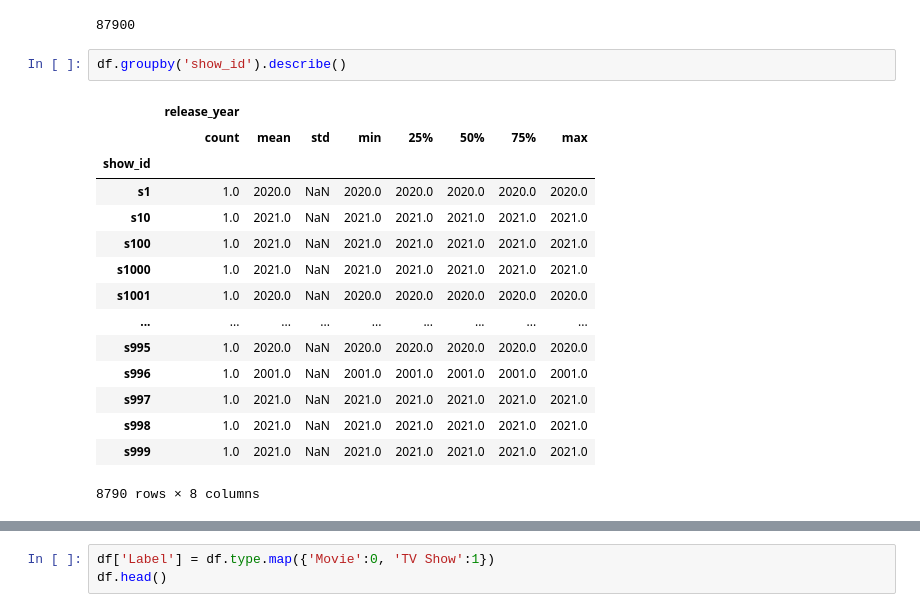
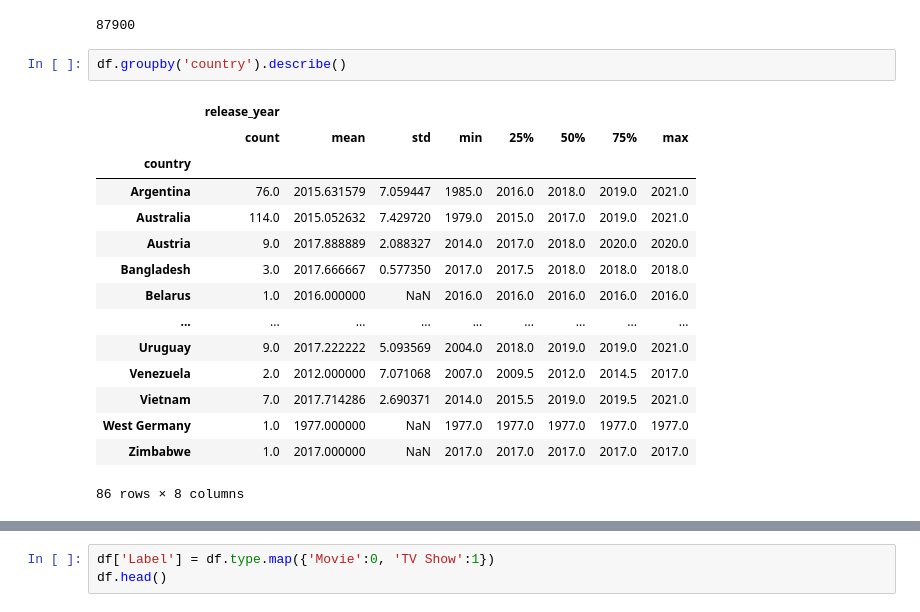
Before and after one commit to hadeeldh/hadeeldh, a Jupyter notebook: ProjBootcamp-checkpoint.ipynb, the cells around one changed output, grey strips where cells are left out. Cells and saved outputs as stored; diff of their text form.

```diff
--- a/ProjBootcamp-checkpoint.ipynb
+++ b/ProjBootcamp-checkpoint.ipynb
@@ -125,20 +145,20 @@ df.size
 # %% [output]
 87900
 # %%
-df.groupby('show_id').describe()
+df.groupby('country').describe()
 # %% [output]
 |  | release_year |  |  |  |  |  |  |  |
 |  | count | mean | std | min | 25% | 50% | 75% | max |
-| show_id |  |  |  |  |  |  |  |  |
-| s1 | 1.0 | 2020.0 | NaN | 2020.0 | 2020.0 | 2020.0 | 2020.0 | 2020.0 |
-| s10 | 1.0 | 2021.0 | NaN | 2021.0 | 2021.0 | 2021.0 | 2021.0 | 2021.0 |
-| s100 | 1.0 | 2021.0 | NaN | 2021.0 | 2021.0 | 2021.0 | 2021.0 | 2021.0 |
-| s1000 | 1.0 | 2021.0 | NaN | 2021.0 | 2021.0 | 2021.0 | 2021.0 | 2021.0 |
-| s1001 | 1.0 | 2020.0 | NaN | 2020.0 | 2020.0 | 2020.0 | 2020.0 | 2020.0 |
+| country |  |  |  |  |  |  |  |  |
+| Argentina | 76.0 | 2015.631579 | 7.059447 | 1985.0 | 2016.0 | 2018.0 | 2019.0 | 2021.0 |
+| Australia | 114.0 | 2015.052632 | 7.429720 | 1979.0 | 2015.0 | 2017.0 | 2019.0 | 2021.0 |
+| Austria | 9.0 | 2017.888889 | 2.088327 | 2014.0 | 2017.0 | 2018.0 | 2020.0 | 2020.0 |
+| Bangladesh | 3.0 | 2017.666667 | 0.577350 | 2017.0 | 2017.5 | 2018.0 | 2018.0 | 2018.0 |
+| Belarus | 1.0 | 2016.000000 | NaN | 2016.0 | 2016.0 | 2016.0 | 2016.0 | 2016.0 |
 | ... | ... | ... | ... | ... | ... | ... | ... | ... |
-| s995 | 1.0 | 2020.0 | NaN | 2020.0 | 2020.0 | 2020.0 | 2020.0 | 2020.0 |
-| s996 | 1.0 | 2001.0 | NaN | 2001.0 | 2001.0 | 2001.0 | 2001.0 | 2001.0 |
-| s997 | 1.0 | 2021.0 | NaN | 2021.0 | 2021.0 | 2021.0 | 2021.0 | 2021.0 |
-| s998 | 1.0 | 2021.0 | NaN | 2021.0 | 2021.0 | 2021.0 | 2021.0 | 2021.0 |
-| s999 | 1.0 | 2021.0 | NaN | 2021.0 | 2021.0 | 2021.0 | 2021.0 | 2021.0 |
+| Uruguay | 9.0 | 2017.222222 | 5.093569 | 2004.0 | 2018.0 | 2019.0 | 2019.0 | 2021.0 |
+| Venezuela | 2.0 | 2012.000000 | 7.071068 | 2007.0 | 2009.5 | 2012.0 | 2014.5 | 2017.0 |
+| Vietnam | 7.0 | 2017.714286 | 2.690371 | 2014.0 | 2015.5 | 2019.0 | 2019.5 | 2021.0 |
+| West Germany | 1.0 | 1977.000000 | NaN | 1977.0 | 1977.0 | 1977.0 | 1977.0 | 1977.0 |
+| Zimbabwe | 1.0 | 2017.000000 | NaN | 2017.0 | 2017.0 | 2017.0 | 2017.0 | 2017.0 |
-8790 rows × 8 columns
+86 rows × 8 columns
```
Also changed, not shown: parts of 13 cells of this notebook, 1 other file.
